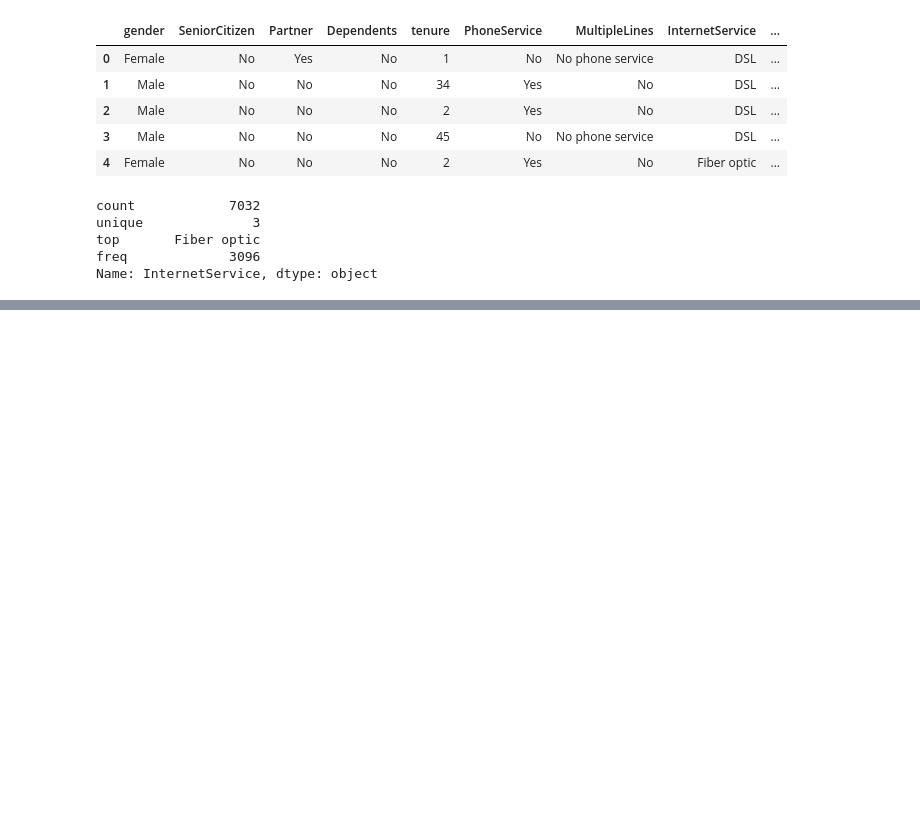
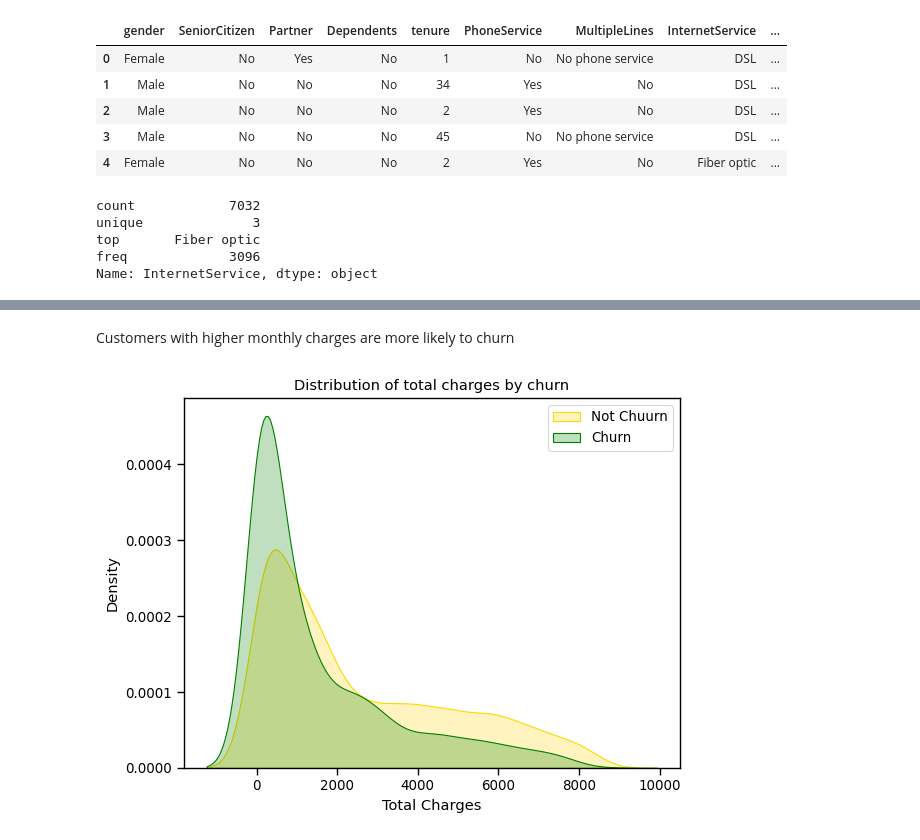
Before and after one commit to hmtalha786/Movie-Review-Sentiment-Analysis, a Jupyter notebook: Code.ipynb, the cells around one changed output, grey strips where cells are left out. Cells and saved outputs as stored; diff of their text form; code cells hidden in the pictures; blank space fills up the shorter version.

```diff
--- a/Code.ipynb
+++ b/Code.ipynb
@@ -230,0 +435,13 @@ Name: InternetService, dtype: object
+# %% [markdown]
+Customers with higher monthly charges are more likely to churn
+# %%
+ax = sns.kdeplot(data.TotalCharges[(data["Churn"] == 'No') ],
+                color="Gold", shade = True);
+ax = sns.kdeplot(data.TotalCharges[(data["Churn"] == 'Yes') ],
+                ax =ax, color="Green", shade= True);
+ax.legend(["Not Chuurn","Churn"],loc='upper right');
+ax.set_ylabel('Density');
+ax.set_xlabel('Total Charges');
+ax.set_title('Distribution of total charges by churn');
+# %% [output]
+[figure, added]
```
Also changed, not shown: parts of 25 cells of this notebook.
